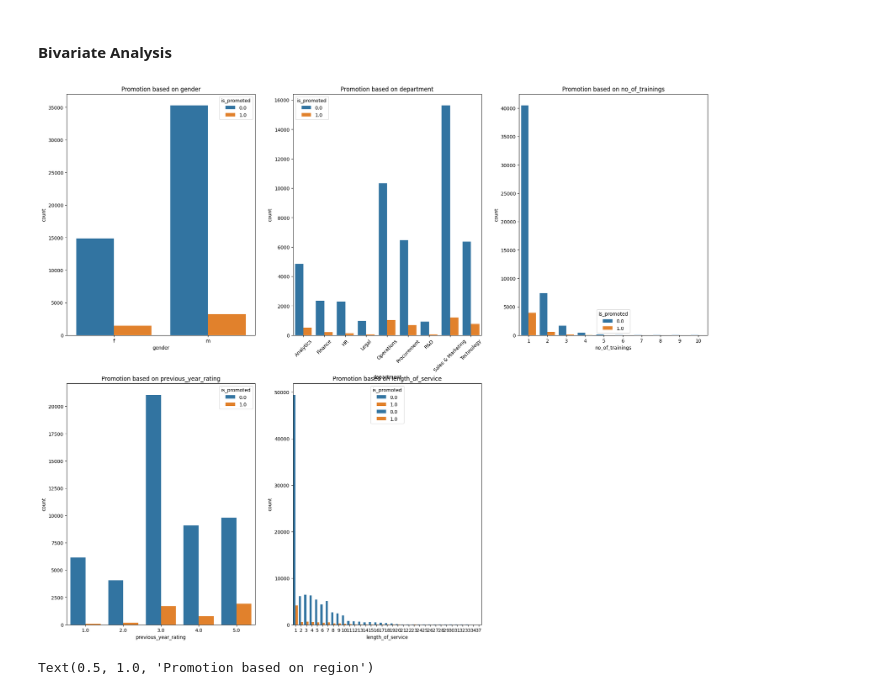
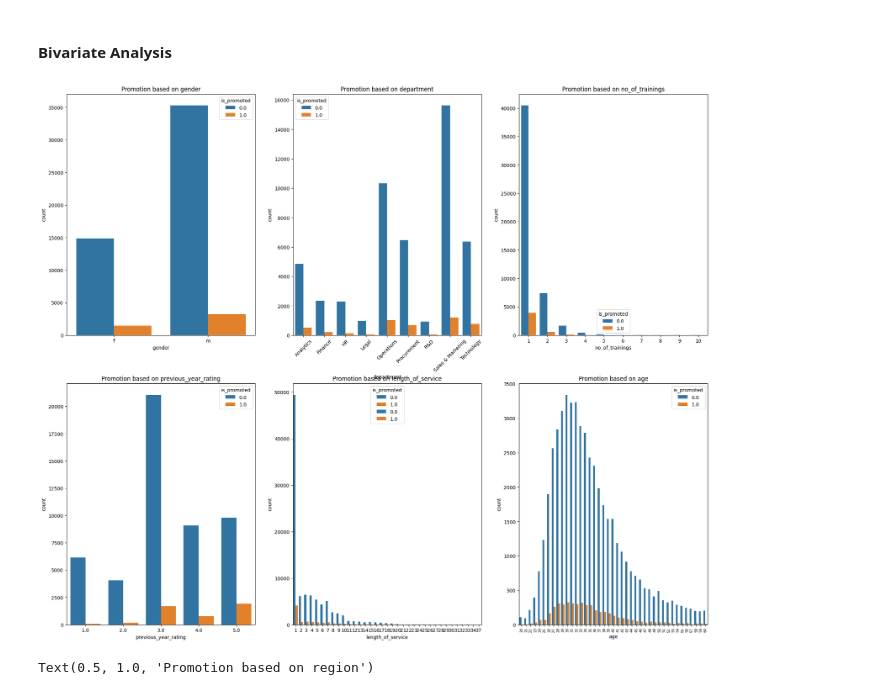
Before and after one commit to AbhirupB/Employee-Promotion-Streamlit-WebApp, a Jupyter notebook: Employee Promotion Prediction EDA.ipynb, the cells around one changed output. Cells and saved outputs as stored; diff of their text form; code cells hidden in the pictures.

```diff
--- a/Employee Promotion Prediction EDA.ipynb
+++ b/Employee Promotion Prediction EDA.ipynb
@@ -309,34 +337,39 @@ plt.show()
 # %%
 plt.figure(figsize=(24,20))
 
 plt.subplot(231)
 sns.countplot(train_test_copy1['gender'],hue=train_test_copy1['is_promoted'])
 plt.title('Promotion based on gender')
 
 plt.subplot(232)
 plt.xticks(rotation=45)
 sns.countplot(train_test_copy1['department'],hue=train_test_copy1['is_promoted'])
 plt.title('Promotion based on department')
 
 plt.subplot(233)
 sns.countplot(train_test_copy1['no_of_trainings'],hue=train_test_copy1['is_promoted'])
 plt.title('Promotion based on no_of_trainings')
 
 plt.subplot(234)
 sns.countplot(train_test_copy1['previous_year_rating'],hue=train_test_copy1['is_promoted'])
 plt.title('Promotion based on previous_year_rating')
 
 plt.subplot(235)
 sns.countplot(train_test_copy1['awards_won?'],hue=train_test_copy1['is_promoted'])
 plt.title('Promotion based on awards_won?')
 
 plt.subplot(235)
 sns.countplot(train_test_copy1['length_of_service'],hue=train_test_copy1['is_promoted'])
 plt.title('Promotion based on length_of_service')
 
+plt.subplot(236)
+sns.countplot(train_test_copy1['age'],hue=train_test_copy1['is_promoted'])
+plt.xticks(rotation =90,fontsize =7)
+plt.title('Promotion based on age')
+
 plt.show()
 # %% [output]
-[figure, old version]
+[figure, new version]
 # %%
 plt.figure(figsize=(44,20))
 plt.subplot(231)
```
Also changed, not shown: parts of 24 cells of this notebook, 2 other files.
